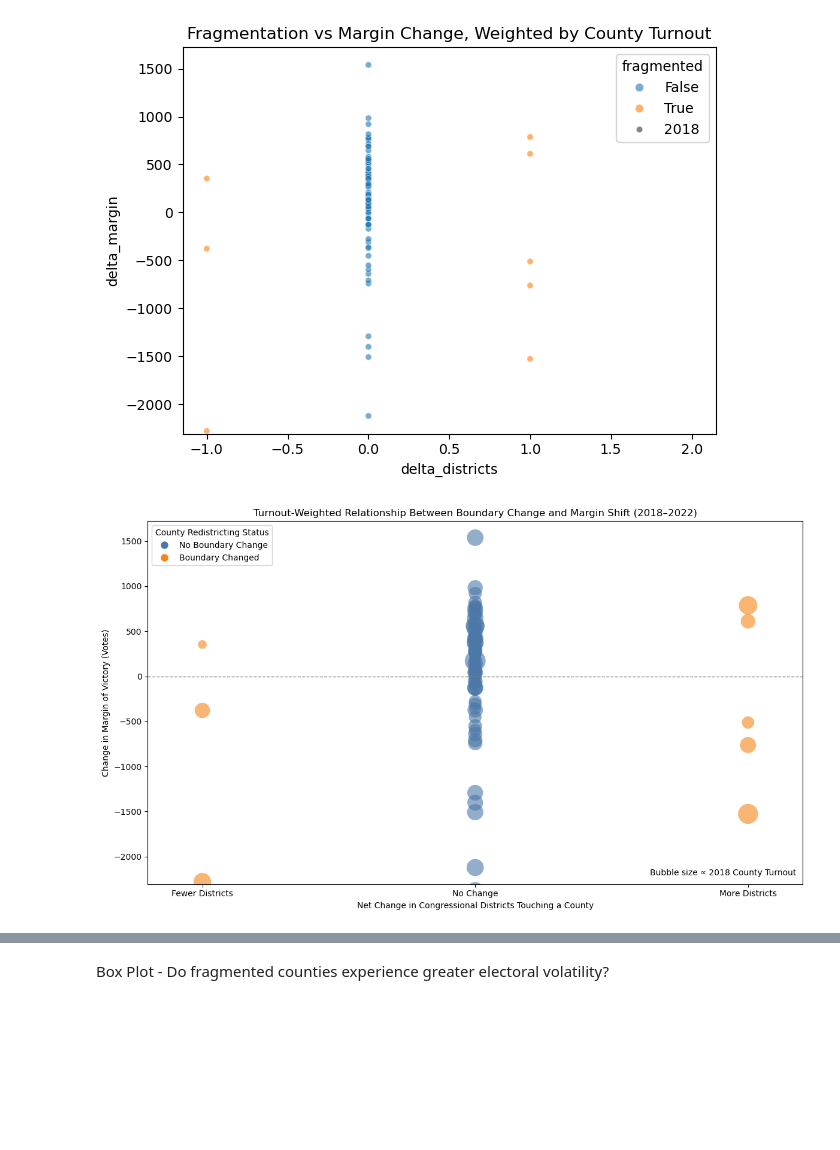
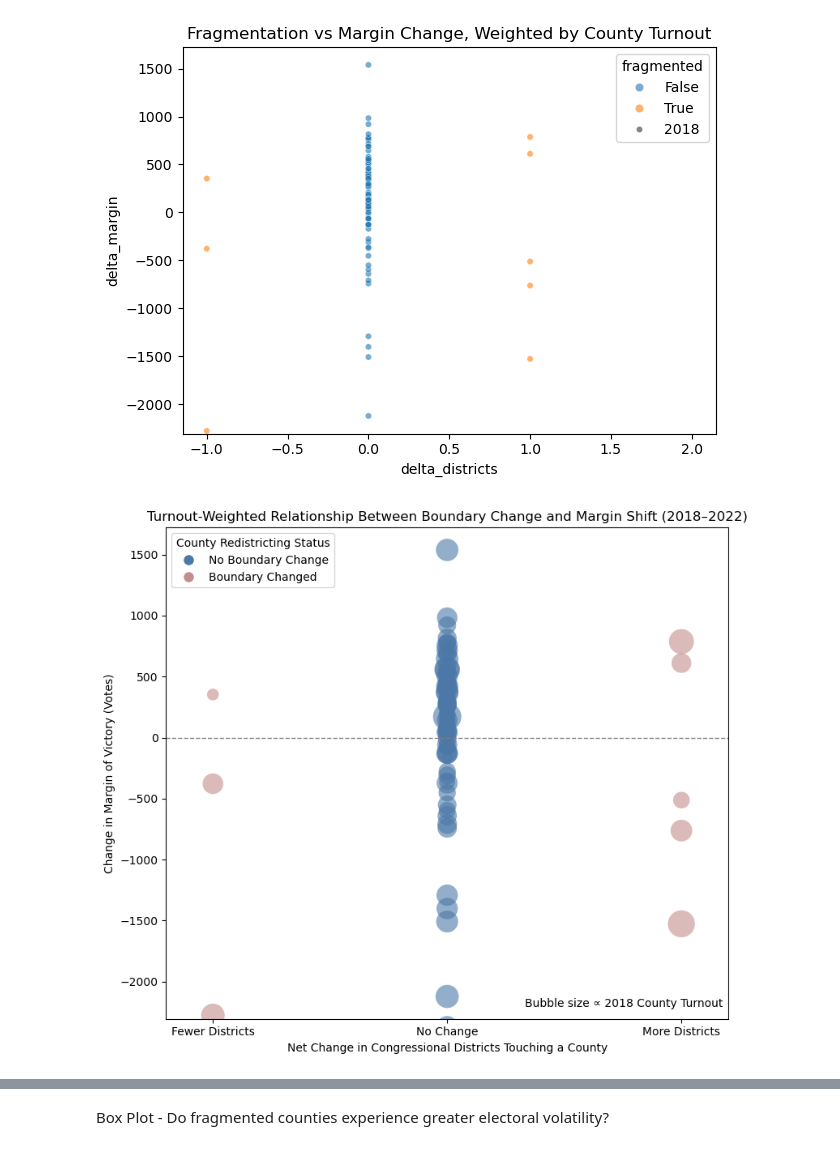
Before and after one commit to kanakgupta624/tn-redistricting-votingpatterns, a Jupyter notebook: Notebooks/Redistricting_Election_Geospatial.ipynb, the cells around one changed output, grey strips where cells are left out. Saved outputs shown, nothing was run; the diff lists cells and outputs as text; code cells hidden in the pictures; blank space fills up the shorter version.

```diff
--- a/Notebooks/Redistricting_Election_Geospatial.ipynb
+++ b/Notebooks/Redistricting_Election_Geospatial.ipynb
@@ -1464,7 +1462,7 @@ plot_df = plot_df.dropna(subset=["delta_margin", "delta_districts"])
 lower = plot_df["delta_margin"].quantile(0.05)
 upper = plot_df["delta_margin"].quantile(0.95)
 
-plt.figure(figsize=(12, 7))
+plt.figure(figsize=(8, 7))
 ax = sns.scatterplot(data=plot_df,x="delta_districts",y="delta_margin",hue="status",size="turnout_size",sizes=(60, 700),alpha=0.6,linewidth=0,
                      legend=False)
 
@@ -1485,36 +1483,36 @@ status_order = ["No Boundary Change", "Boundary Changed"]
 
 
 unique_statuses = list(plot_df["status"].unique())
 
 plt.cla()
 custom_palette = {"No Boundary Change": "#4C78A8",
-                  "Boundary Changed":   "#F58518"}
+                  "Boundary Changed":   "#C38D8D"}
 
 ax = sns.scatterplot(data=plot_df,x="delta_districts",y="delta_margin",hue="status",hue_order=status_order,palette=custom_palette,size="turnout_size",
                      sizes=(60, 700),alpha=0.6,linewidth=0,legend=False)
 
 ax.axhline(0, linestyle="--", linewidth=1, color="gray")
 ax.set_xlim(-1.2, 1.2)
 ax.set_xticks([-1, 0, 1])
 ax.set_xticklabels(["Fewer Districts", "No Change", "More Districts"])
 ax.set_ylim(lower, upper)
 
 ax.set_title("Turnout-Weighted Relationship Between Boundary Change and Margin Shift (2018–2022)")
 ax.set_xlabel("Net Change in Congressional Districts Touching a County")
 ax.set_ylabel("Change in Margin of Victory (Votes)")
 
 legend_elements = [Line2D([0], [0], marker='o', color='w', label='No Boundary Change',
                     markerfacecolor=custom_palette["No Boundary Change"], markersize=10),
                    Line2D([0], [0], marker='o', color='w', label='Boundary Changed',
                     markerfacecolor=custom_palette["Boundary Changed"], markersize=10),]
 ax.legend(handles=legend_elements, title="County Redistricting Status", loc="upper left")
 
-ax.text( 0.99, 0.02, "Bubble size ∝ 2018 County Turnout", transform=ax.transAxes, ha="right", va="bottom", fontsize=10)
+ax.text(0.99, 0.02, "Bubble size ∝ 2018 County Turnout", transform=ax.transAxes, ha="right", va="bottom", fontsize=10)
 
 plt.tight_layout()
 plt.show()
 # %% [output]
-[figure, old version]
+[figure, new version]
 # %%
 [c for c in plot_df.columns if "2018" in str(c)]
 # %% [output]
```
Also changed, not shown: parts of 11 cells of this notebook, 3 other files.
